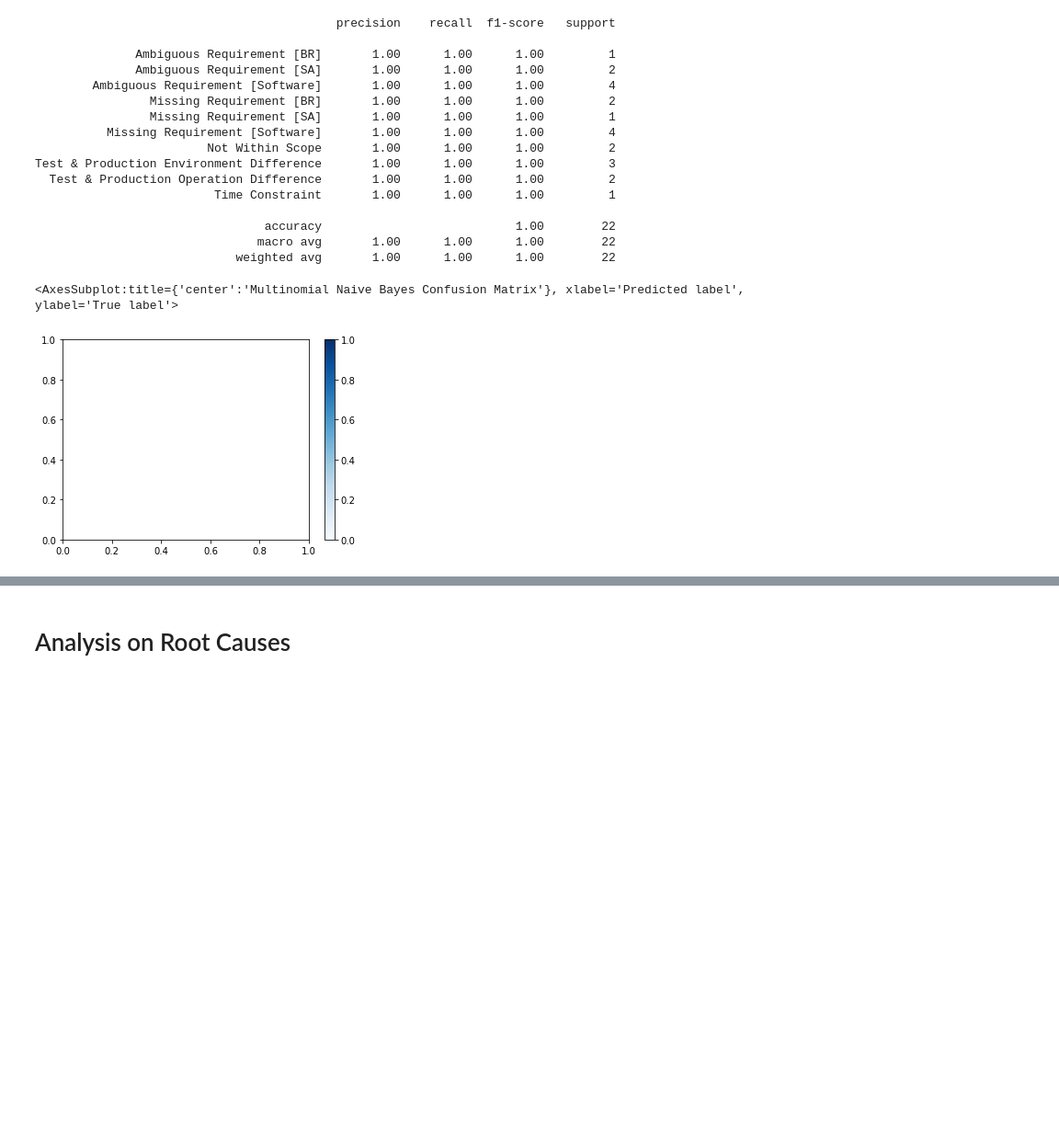
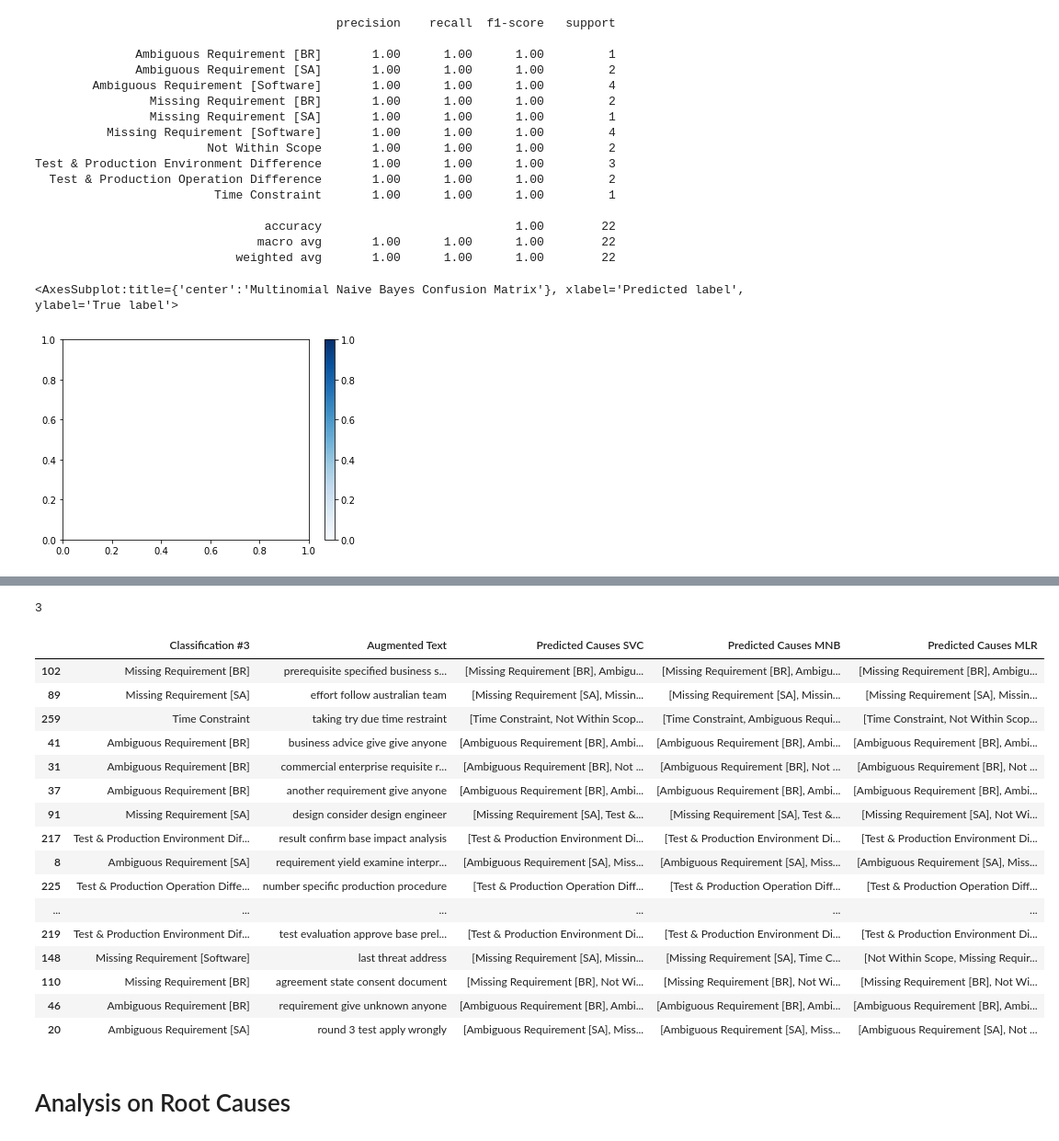
Before and after one commit to georgiachoo/BT4103, a Jupyter notebook: model.ipynb, the cells around one changed output, grey strips where cells are left out. Shown at 92% size. Saved outputs shown, nothing was run; the diff lists cells and outputs as text; code cells hidden in the pictures; blank space fills up the shorter version.

Commit message:
added prediction for multiple classes per defect data

```diff
--- a/model.ipynb
+++ b/model.ipynb
@@ -687,7 +689,7 @@ grid_svc_aug.fit(X_train_tfidf_aug, y_train_aug)
 
 #Implement best model
 param_dict = grid_svc_aug.best_params_
-svc_aug = SVC(kernel=param_dict['kernel'], C=param_dict['C'], gamma=param_dict['gamma'], degree=param_dict['degree'], decision_function_shape='ovr')
+svc_aug = SVC(kernel=param_dict['kernel'], C=param_dict['C'], gamma=param_dict['gamma'], degree=param_dict['degree'], decision_function_shape='ovr', probability=True)
 svc_aug.fit(X_train_tfidf_aug, y_train_aug)
 svc_y_pred_aug = svc_aug.predict(X_test_tfidf_aug)
 
@@ -860,0 +865,5 @@ skplt.metrics.plot_confusion_matrix(y_test_aug, mnb_y_pred_aug, normalize=True,
+# %%
+mlr_predict_pr = mlr_aug.predict_proba(X_test_tfidf_aug)
+
+sample_df = pd.DataFrame(data = mlr_predict_pr[0], index = mlr_aug.classes_, columns= ['Probability'])
+sample_df
@@ -860,0 +885,3 @@ skplt.metrics.plot_confusion_matrix(y_test_aug, mnb_y_pred_aug, normalize=True,
+# %%
+svc_predict_pr = svc_aug.predict_proba(X_test_tfidf_aug)
+mnb_predict_pr = mnb_aug.predict_proba(X_test_tfidf_aug)
@@ -860,0 +890,29 @@ skplt.metrics.plot_confusion_matrix(y_test_aug, mnb_y_pred_aug, normalize=True,
+# %%
+all_model_predictions = (svc_predict_pr, mnb_predict_pr, mlr_predict_pr)
+
+all_predicted_causes = []
+
+for k in all_model_predictions:
+
+    model_predict_pr = k
+
+    predicted_causes = []
+
+    for i in range(len(model_predict_pr)):
+        pr_array = model_predict_pr[i]
+        rounded_pr_array = list(np.around(pr_array, decimals = 5))         # round off to 5dp for comparison
+        top_3_array = []
+
+        # largest_3 = heapq.nlargest(3, xrange(len(pr_array)), key=pr_array.__getitem__)
+        largest_3 = [rounded_pr_array.index(i) for i in sorted(rounded_pr_array, reverse=True)][:3]
+
+        for j in range(3):
+            top_3_array.append(mlr_aug.classes_[largest_3[j]])
+
+        predicted_causes.append(top_3_array)
+
+    # check if everyth looks ok
+    for i in range(5):
+        print(predicted_causes[i])
+
+    all_predicted_causes.append(predicted_causes)
@@ -861,2 +935,30 @@ skplt.metrics.plot_confusion_matrix(y_test_aug, mnb_y_pred_aug, normalize=True,
+# %%
+len(all_predicted_causes)
+# %% [output]
+3
+# %%
+results = pd.concat([y_test_aug, X_test_aug], axis=1)
+results['Predicted Causes SVC'] = all_predicted_causes[0]
+results['Predicted Causes MNB'] = all_predicted_causes[1]
+results['Predicted Causes MLR'] = all_predicted_causes[2]
+results
+# %% [output]
+|  | Classification #3 | Augmented Text | Predicted Causes SVC | Predicted Causes MNB | Predicted Causes MLR |
+| 102 | Missing Requirement [BR] | prerequisite specified business s... | [Missing Requirement [BR], Ambigu... | [Missing Requirement [BR], Ambigu... | [Missing Requirement [BR], Ambigu... |
+| 89 | Missing Requirement [SA] | effort follow australian team | [Missing Requirement [SA], Missin... | [Missing Requirement [SA], Missin... | [Missing Requirement [SA], Missin... |
+| 259 | Time Constraint | taking try due time restraint | [Time Constraint, Not Within Scop... | [Time Constraint, Ambiguous Requi... | [Time Constraint, Not Within Scop... |
+| 41 | Ambiguous Requirement [BR] | business advice give give anyone | [Ambiguous Requirement [BR], Ambi... | [Ambiguous Requirement [BR], Ambi... | [Ambiguous Requirement [BR], Ambi... |
+| 31 | Ambiguous Requirement [BR] | commercial enterprise requisite r... | [Ambiguous Requirement [BR], Not ... | [Ambiguous Requirement [BR], Not ... | [Ambiguous Requirement [BR], Not ... |
+| 37 | Ambiguous Requirement [BR] | another requirement give anyone | [Ambiguous Requirement [BR], Ambi... | [Ambiguous Requirement [BR], Ambi... | [Ambiguous Requirement [BR], Ambi... |
+| 91 | Missing Requirement [SA] | design consider design engineer | [Missing Requirement [SA], Test &... | [Missing Requirement [SA], Test &... | [Missing Requirement [SA], Not Wi... |
+| 217 | Test & Production Environment Dif... | result confirm base impact analysis | [Test & Production Environment Di... | [Test & Production Environment Di... | [Test & Production Environment Di... |
+| 8 | Ambiguous Requirement [SA] | requirement yield examine interpr... | [Ambiguous Requirement [SA], Miss... | [Ambiguous Requirement [SA], Miss... | [Ambiguous Requirement [SA], Miss... |
+| 225 | Test & Production Operation Diffe... | number specific production procedure | [Test & Production Operation Diff... | [Test & Production Operation Diff... | [Test & Production Operation Diff... |
+| ... | ... | ... | ... | ... | ... |
+| 219 | Test & Production Environment Dif... | test evaluation approve base prel... | [Test & Production Environment Di... | [Test & Production Environment Di... | [Test & Production Environment Di... |
+| 148 | Missing Requirement [Software] | last threat address | [Missing Requirement [SA], Missin... | [Missing Requirement [SA], Time C... | [Not Within Scope, Missing Requir... |
+| 110 | Missing Requirement [BR] | agreement state consent document | [Missing Requirement [BR], Not Wi... | [Missing Requirement [BR], Not Wi... | [Missing Requirement [BR], Not Wi... |
+| 46 | Ambiguous Requirement [BR] | requirement give unknown anyone | [Ambiguous Requirement [BR], Ambi... | [Ambiguous Requirement [BR], Ambi... | [Ambiguous Requirement [BR], Ambi... |
+| 20 | Ambiguous Requirement [SA] | round 3 test apply wrongly | [Ambiguous Requirement [SA], Miss... | [Ambiguous Requirement [SA], Miss... | [Ambiguous Requirement [SA], Not ... |
 # %% [markdown]
 # Analysis on Root Causes
```
Also changed, not shown: parts of 15 cells of this notebook, 1 other file.
